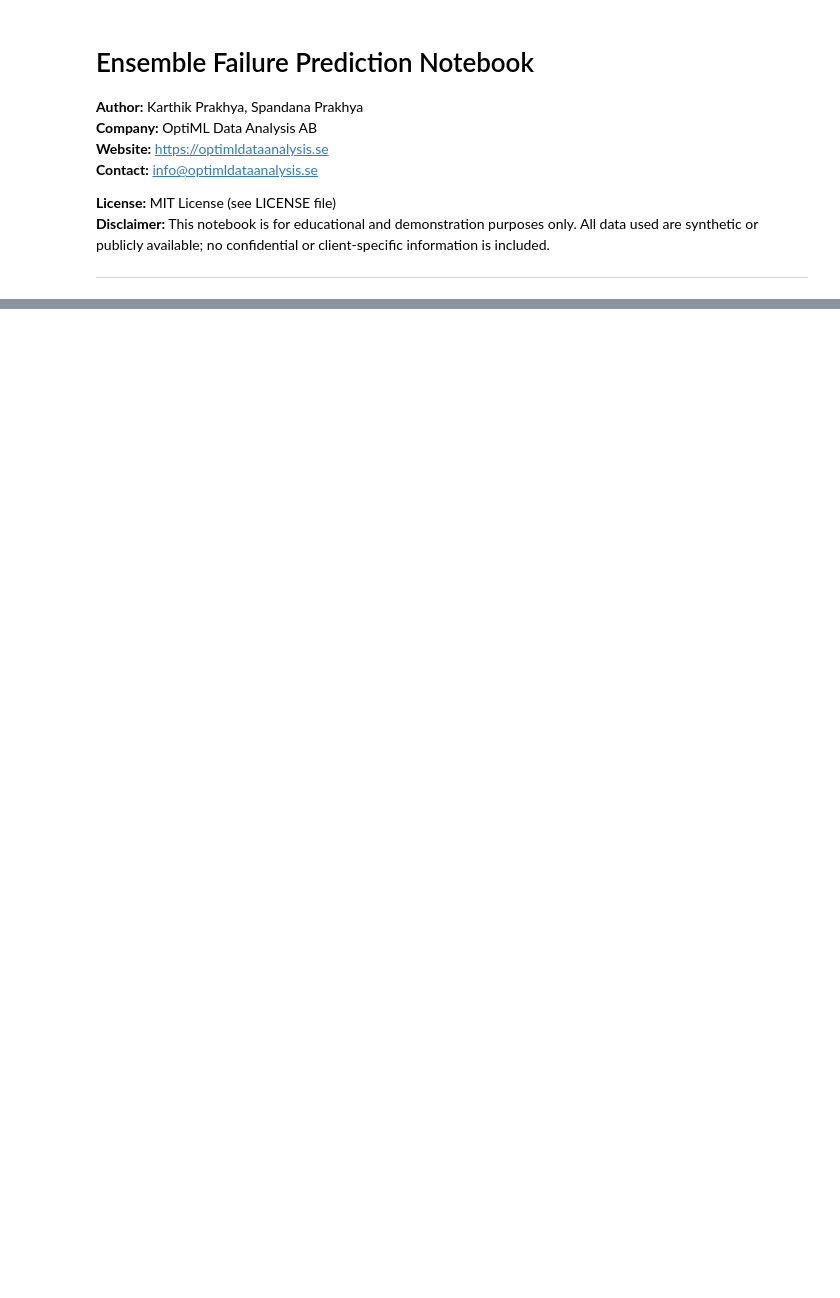
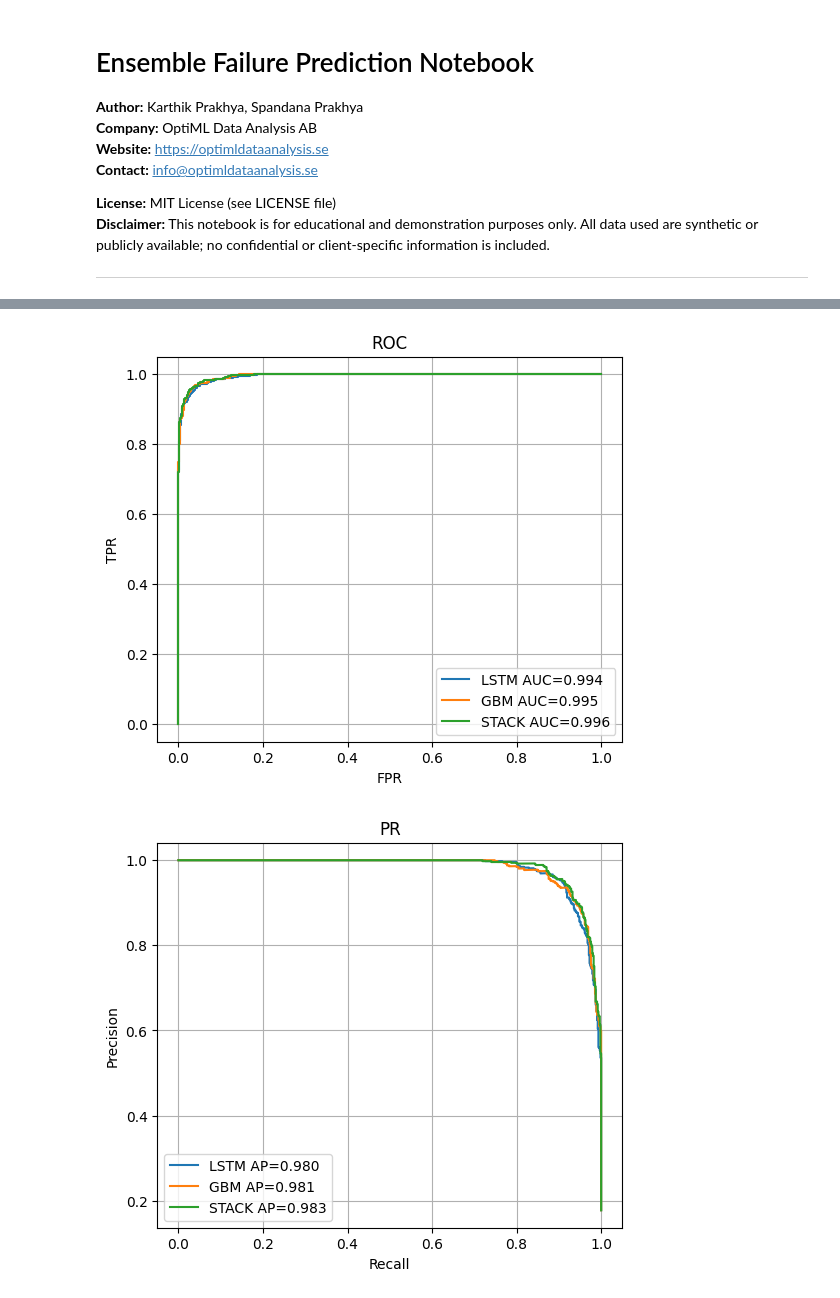
Before and after one commit to KarthikPrakhya/OptiML-Data-Analysis-AB-Notebooks, a Jupyter notebook: OptiML Data Analysis Jupyter Notebooks/ensemble_failure_prediction_notebook.ipynb, the cells around one changed output, grey strips where cells are left out. Cells and saved outputs as stored; diff of their text form; code cells hidden in the pictures; blank space fills up the shorter version.

```diff
--- a/OptiML Data Analysis Jupyter Notebooks/ensemble_failure_prediction_notebook.ipynb
+++ b/OptiML Data Analysis Jupyter Notebooks/ensemble_failure_prediction_notebook.ipynb
@@ -489,0 +317,13 @@ This notebook shows how LSTM and LightGBM models for can be combined in a advant
+# %%
+
+dtrain = lgb.Dataset(X_agg_tr, label=y_tr)
+dval = lgb.Dataset(X_agg_va, label=y_va, reference=dtrain)
+
+params = {'objective':'binary','metric':'auc','learning_rate':0.05,'num_leaves':31}
+
+gbm = lgb.train(params, dtrain, 300,
+                valid_sets=[dval],
+                callbacks=[lgb.early_stopping(30)])
+
+p_gbm = gbm.predict(X_agg_va, num_iteration=gbm.best_iteration)
+print('GBM ROC-AUC:', roc_auc_score(y_va, p_gbm))
@@ -489,0 +366,11 @@ This notebook shows how LSTM and LightGBM models for can be combined in a advant
+# %%
+
+X_stack_tr = np.vstack([lstm.predict(X_seq_tr).ravel(),
+                         gbm.predict(X_agg_tr)]).T
+X_stack_va = np.vstack([p_lstm, p_gbm]).T
+
+meta = LogisticRegression(class_weight='balanced')
+meta.fit(X_stack_tr, y_tr)
+
+p_stack = meta.predict_proba(X_stack_va)[:,1]
+print('STACK ROC-AUC:', roc_auc_score(y_va, p_stack))
@@ -489,0 +399,22 @@ This notebook shows how LSTM and LightGBM models for can be combined in a advant
+# %%
+
+def plot_curve(y, preds, names, kind='roc'):
+    plt.figure(figsize=(6,5))
+    for p,n in zip(preds,names):
+        if kind=='roc':
+            fpr,tpr,_ = roc_curve(y,p)
+            plt.plot(fpr,tpr,label=f'{n} AUC={roc_auc_score(y,p):.3f}')
+        else:
+            prec,rec,_ = precision_recall_curve(y,p)
+            plt.plot(rec,prec,label=f'{n} AP={average_precision_score(y,p):.3f}')
+    plt.legend(); plt.grid()
+    plt.xlabel('Recall' if kind!='roc' else 'FPR')
+    plt.ylabel('Precision' if kind!='roc' else 'TPR')
+    plt.title(kind.upper())
+    plt.show()
+
+plot_curve(y_va,[p_lstm,p_gbm,p_stack],['LSTM','GBM','STACK'],'roc')
+plot_curve(y_va,[p_lstm,p_gbm,p_stack],['LSTM','GBM','STACK'],'pr')
+# %% [output]
+[figure, added]
+[figure, added]
```
Also changed, not shown: parts of 46 cells of this notebook.
